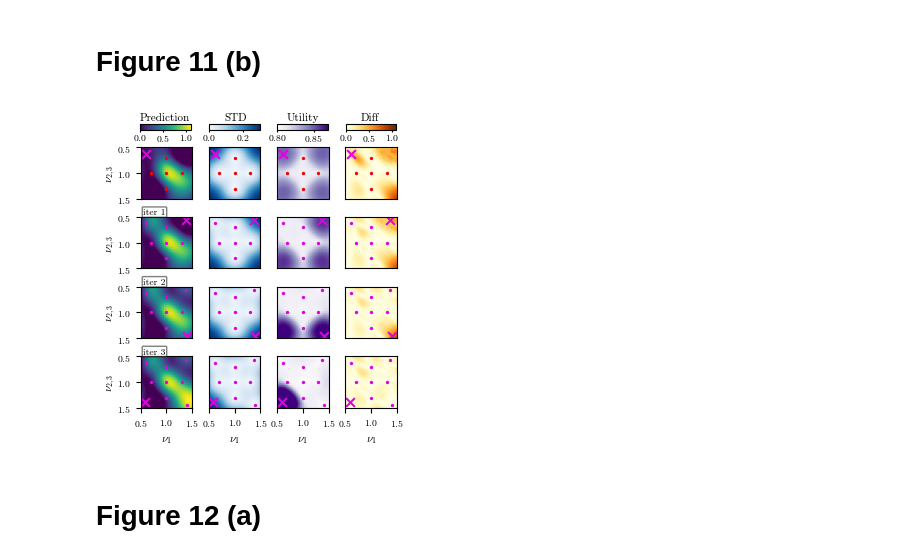
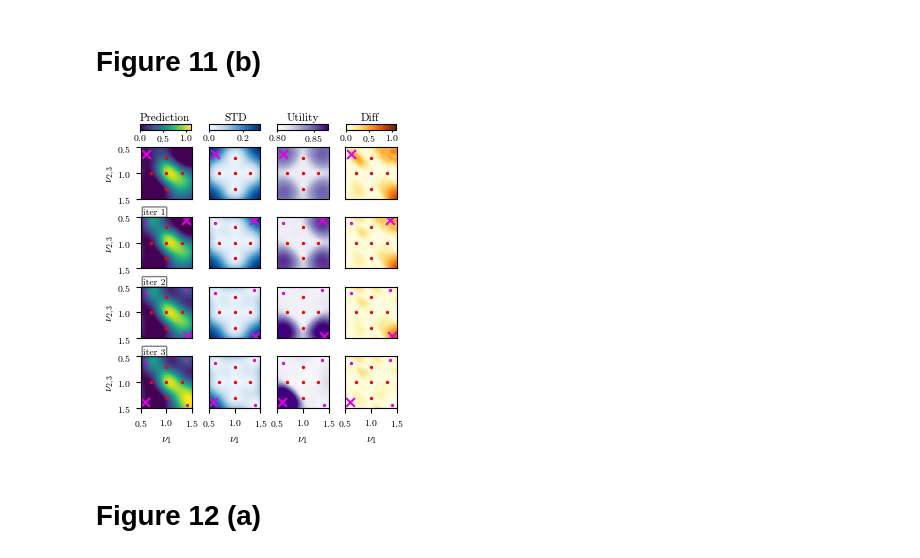
Before and after one commit to alexxromero/gpder, a Jupyter notebook: paper_figures/HEP_2D/plots.ipynb, the cells around one changed output. Cells and saved outputs as stored; diff of their text form; code cells hidden in the pictures.

```diff
--- a/paper_figures/HEP_2D/plots.ipynb
+++ b/paper_figures/HEP_2D/plots.ipynb
@@ -969,7 +999,7 @@ for i in range(n_plots-1):
     im3 = ax[i+1][3].imshow(np.abs(y_pred.ravel() - y_test.ravel()).reshape(res, res), origin='upper', extent=extent, cmap='YlOrBr', vmin=0, vmax=1.1)
 
     for j in range(n_plots):
-        ax[i+1][j].scatter(gp_reg.X_train[:5, 0], gp_reg.X_train[:5, 1], facecolor='#DF03E1', s=2)
+        ax[i+1][j].scatter(gp_reg.X_train[:5, 0], gp_reg.X_train[:5, 1], facecolor='#FA0000', s=2)
         ax[i+1][j].scatter(gp_reg.X_train[5:, 0], gp_reg.X_train[5:, 1], facecolor='#DF03E1', s=2)
 
     # next selection point
@@ -1088,7 +1118,7 @@ for i in range(n_plots-1):
     im3 = ax[i+1][3].imshow(np.abs(y_pred.ravel() - y_test.ravel()).reshape(res, res), origin='upper', extent=extent, cmap='YlOrBr', vmin=0, vmax=1.1)
 
     for j in range(n_plots):
-        ax[i+1][j].scatter(gp_der.X_train[:5, 0], gp_der.X_train[:5, 1], facecolor='#DF03E1', s=2)
+        ax[i+1][j].scatter(gp_der.X_train[:5, 0], gp_der.X_train[:5, 1], facecolor='#FA0000', s=2)
         ax[i+1][j].scatter(gp_der.X_train[5:, 0], gp_der.X_train[5:, 1], facecolor='#DF03E1', s=2)
 
     # next selection point
@@ -1122,34 +1152,34 @@ cbar3 = fig.colorbar(im3, cax=cbar_ax3, orientation='horizontal', ticks=[0, 0.5,
 cbar3.ax.tick_params(labelsize=7, length=1.5, pad=0.1)
 
 ax[-1][0].set_xlabel(r"$\nu_{1}$", fontsize=8)
 ax[-1][1].set_xlabel(r"$\nu_{1}$", fontsize=8)
 ax[-1][2].set_xlabel(r"$\nu_{1}$", fontsize=8)
 ax[-1][3].set_xlabel(r"$\nu_{1}$", fontsize=8)
 
 ax[0][0].set_ylabel(r"$\nu_{2,3}$", fontsize=8, labelpad=-1)
 ax[1][0].set_ylabel(r"$\nu_{2,3}$", fontsize=8, labelpad=-1)
 ax[2][0].set_ylabel(r"$\nu_{2,3}$", fontsize=8, labelpad=-1)
 ax[3][0].set_ylabel(r"$\nu_{2,3}$", fontsize=8, labelpad=-1)
 
 for i in range(4):
     ax[i][1].tick_params(axis='y', left=False)
     ax[i][2].tick_params(axis='y', left=False)
     ax[i][3].tick_params(axis='y', left=False)
 
 for i in range(4):
     ax[0][i].tick_params(axis='x', bottom=False)
     ax[1][i].tick_params(axis='x', bottom=False)
     ax[2][i].tick_params(axis='x', bottom=False)
 
 fig.text(0.13, 0.96, r"Prediction", fontsize=8)
 fig.text(0.38, 0.96, "STD", fontsize=8)
 fig.text(0.565, 0.96, r"Utility", fontsize=8)
 fig.text(0.785, 0.96, r"Diff", fontsize=8)
 
 plt.savefig("hep2d_derGPR_BED.pdf", bbox_inches='tight', pad_inches=0.03, dpi=400)
 plt.show()
 # %% [output]
-[figure, old version]
+[figure, new version]
 # %% [markdown]
 # Figure 12 (a)
 # %%
```
Also changed, not shown: parts of 14 cells of this notebook, 35 other files.
